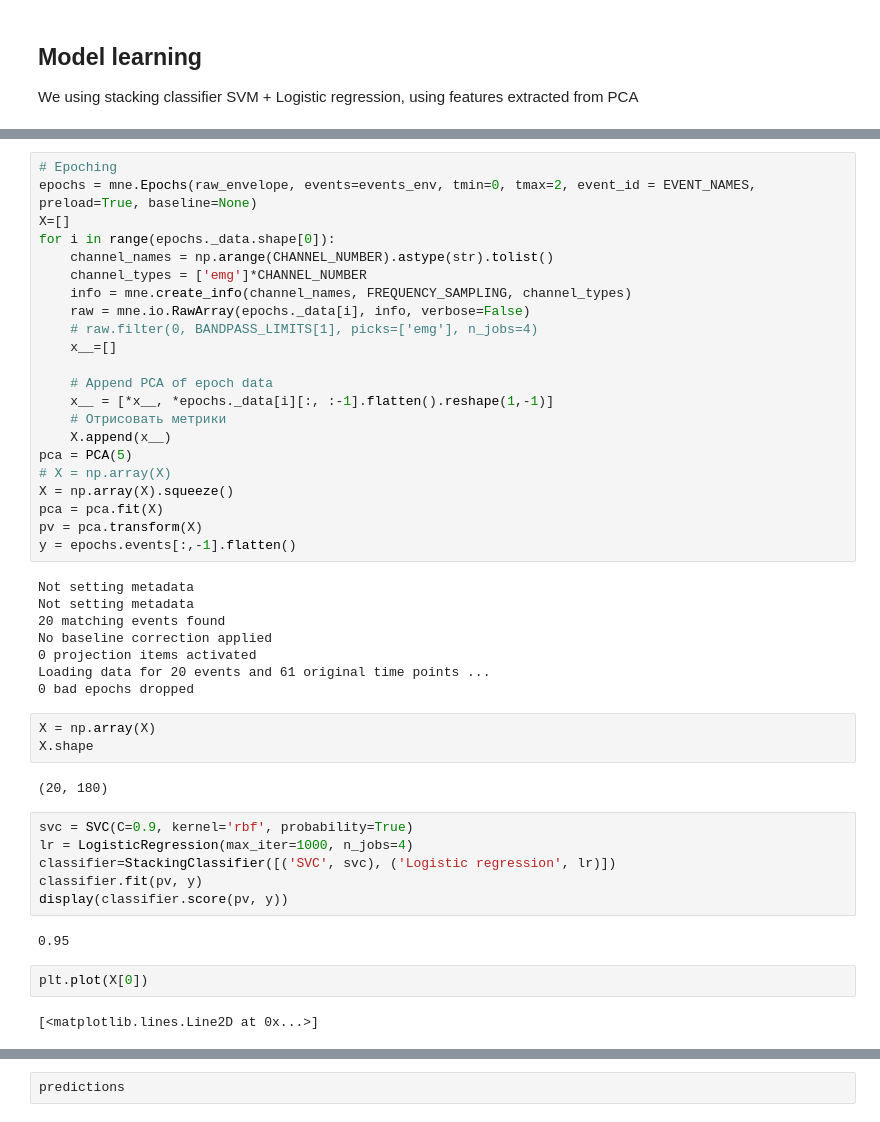
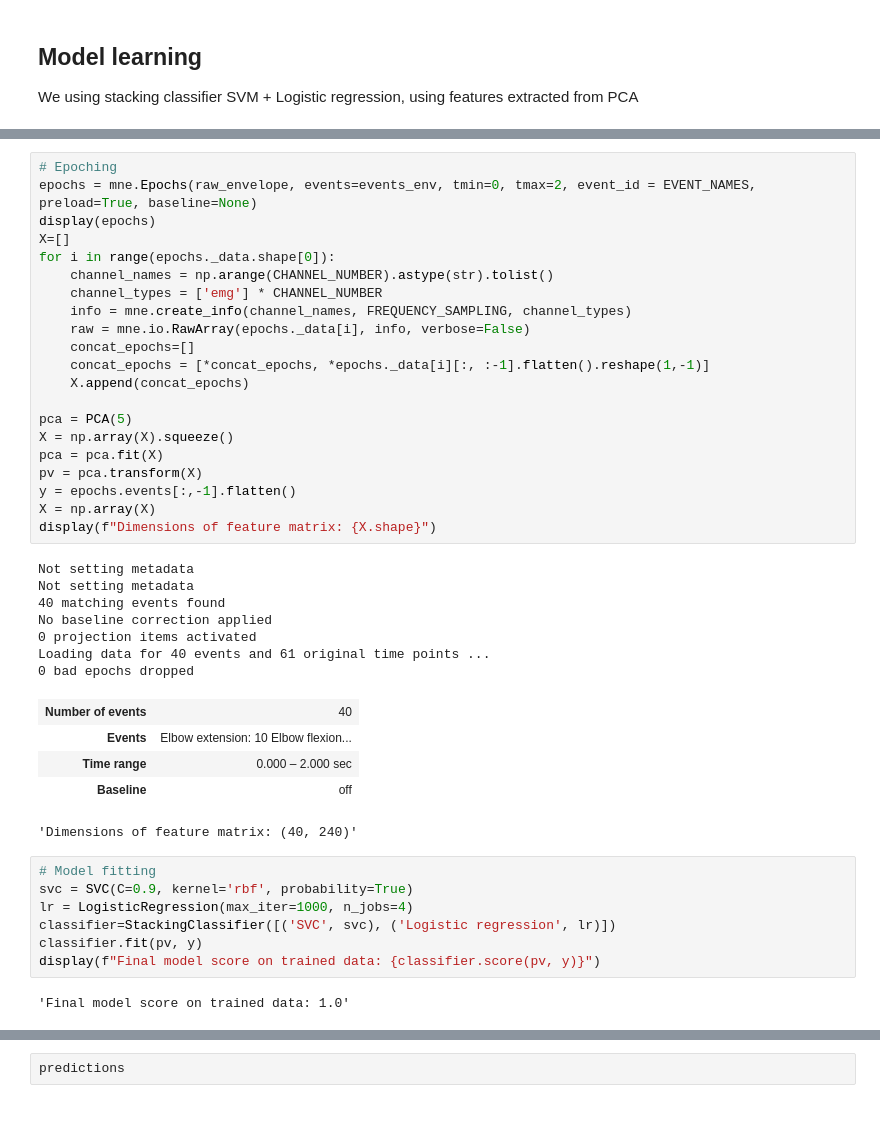
Before and after one commit to CNBR-Skoltech/osseointegration-pattern-recognition, a Jupyter notebook: Arm_decoding.ipynb, the cells around one changed output, grey strips where cells are left out. Saved outputs shown, nothing was run; the diff lists cells and outputs as text.

```diff
--- a/Arm_decoding.ipynb
+++ b/Arm_decoding.ipynb
@@ -127,47 +110,43 @@ Designing a one-pass, zero-phase, non-causal bandpass filter:
 # %%
 # Epoching
 epochs = mne.Epochs(raw_envelope, events=events_env, tmin=0, tmax=2, event_id = EVENT_NAMES, preload=True, baseline=None)
+display(epochs)
 X=[]
 for i in range(epochs._data.shape[0]):
     channel_names = np.arange(CHANNEL_NUMBER).astype(str).tolist()
-    channel_types = ['emg']*CHANNEL_NUMBER
+    channel_types = ['emg'] * CHANNEL_NUMBER
     info = mne.create_info(channel_names, FREQUENCY_SAMPLING, channel_types)
     raw = mne.io.RawArray(epochs._data[i], info, verbose=False)
-    # raw.filter(0, BANDPASS_LIMITS[1], picks=['emg'], n_jobs=4)
-    x__=[]
+    concat_epochs=[]
+    concat_epochs = [*concat_epochs, *epochs._data[i][:, :-1].flatten().reshape(1,-1)]
+    X.append(concat_epochs)
 
-    # Append PCA of epoch data
-    x__ = [*x__, *epochs._data[i][:, :-1].flatten().reshape(1,-1)]
-    # Отрисовать метрики
-    X.append(x__)
 pca = PCA(5)
-# X = np.array(X)
 X = np.array(X).squeeze()
 pca = pca.fit(X)
 pv = pca.transform(X)
 y = epochs.events[:,-1].flatten()
+X = np.array(X)
+display(f"Dimensions of feature matrix: {X.shape}")
 # %% [output]
 Not setting metadata
 Not setting metadata
-20 matching events found
+40 matching events found
 No baseline correction applied
 0 projection items activated
-Loading data for 20 events and 61 original time points ...
+Loading data for 40 events and 61 original time points ...
 0 bad epochs dropped
+| Number of events | 40 |
+| Events | Elbow extension: 10 Elbow flexion... |
+| Time range | 0.000 – 2.000 sec |
+| Baseline | off |
+'Dimensions of feature matrix: (40, 240)'
-# %%
-X = np.array(X)
-X.shape
-# %% [output]
-(20, 180)
 # %%
+# Model fitting
 svc = SVC(C=0.9, kernel='rbf', probability=True)
 lr = LogisticRegression(max_iter=1000, n_jobs=4)
 classifier=StackingClassifier([('SVC', svc), ('Logistic regression', lr)])
 classifier.fit(pv, y)
-display(classifier.score(pv, y))
+display(f"Final model score on trained data: {classifier.score(pv, y)}")
 # %% [output]
-0.95
+'Final model score on trained data: 1.0'
-# %%
-plt.plot(X[0])
-# %% [output]
-[<matplotlib.lines.Line2D at 0x...>]
```
Also changed, not shown: parts of 19 cells of this notebook.
